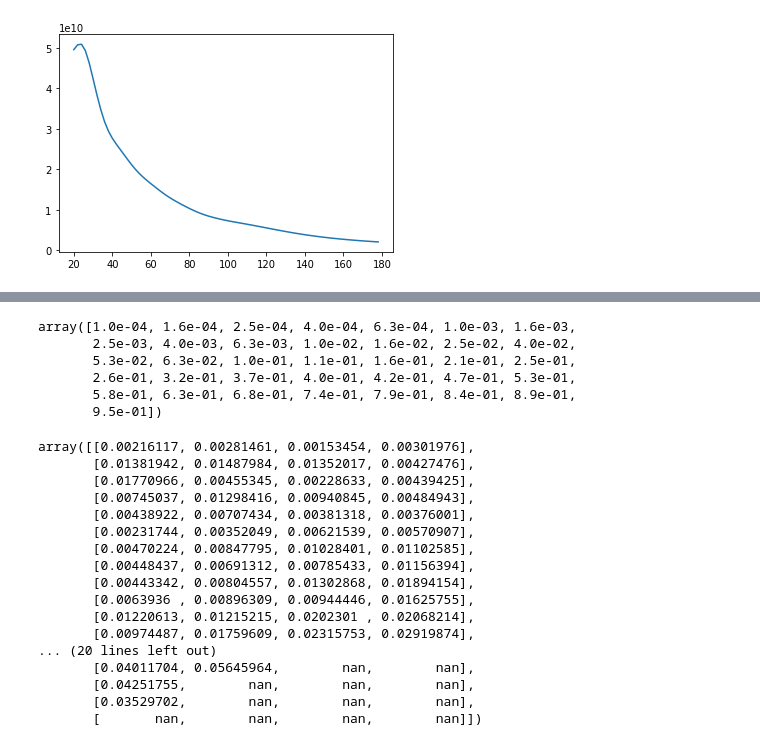
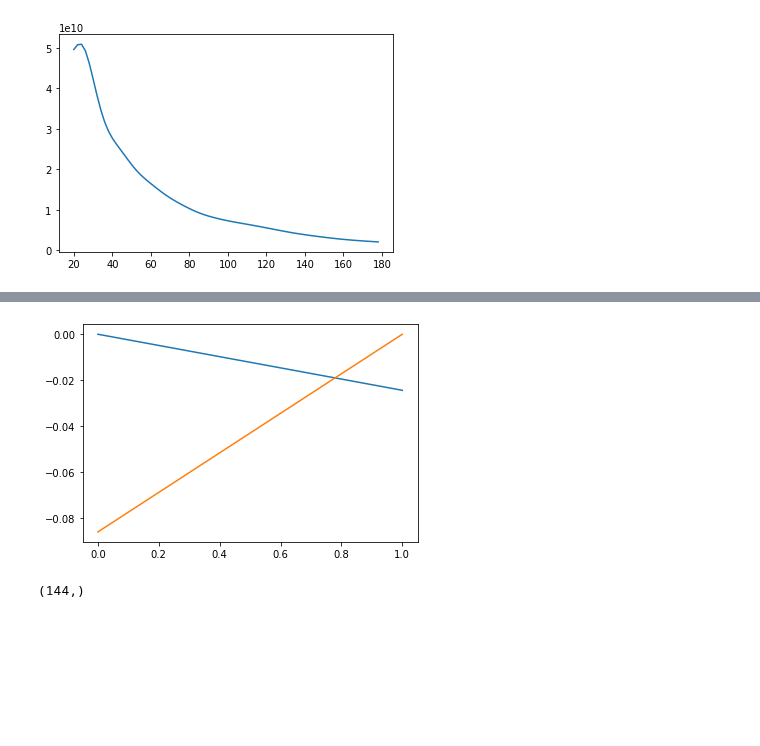
Before and after one commit to gerrfarr/Axion-kSZ-source, a Jupyter notebook: notebooks/testing_derivatives.ipynb, the cells around one changed output, grey strips where cells are left out. Saved outputs shown, nothing was run; the diff lists cells and outputs as text; code cells hidden in the pictures; blank space fills up the shorter version.

```diff
--- a/notebooks/testing_derivatives.ipynb
+++ b/notebooks/testing_derivatives.ipynb
@@ -107,29 +94,9 @@ array([[ 6.53441113e+00, -1.28006661e+01,  1.48521732e+01],
-# %%
-axion_abundances
-# %% [output]
-array([1.0e-04, 1.6e-04, 2.5e-04, 4.0e-04, 6.3e-04, 1.0e-03, 1.6e-03,
-       2.5e-03, 4.0e-03, 6.3e-03, 1.0e-02, 1.6e-02, 2.5e-02, 4.0e-02,
-       5.3e-02, 6.3e-02, 1.0e-01, 1.1e-01, 1.6e-01, 2.1e-01, 2.5e-01,
-       2.6e-01, 3.2e-01, 3.7e-01, 4.0e-01, 4.2e-01, 4.7e-01, 5.3e-01,
-       5.8e-01, 6.3e-01, 6.8e-01, 7.4e-01, 7.9e-01, 8.4e-01, 8.9e-01,
-       9.5e-01])
-# %%
-axion_constraints
-# %% [output]
-array([[0.00216117, 0.00281461, 0.00153454, 0.00301976],
-       [0.01381942, 0.01487984, 0.01352017, 0.00427476],
-       [0.01770966, 0.00455345, 0.00228633, 0.00439425],
-       [0.00745037, 0.01298416, 0.00940845, 0.00484943],
-       [0.00438922, 0.00707434, 0.00381318, 0.00376001],
-       [0.00231744, 0.00352049, 0.00621539, 0.00570907],
-       [0.00470224, 0.00847795, 0.01028401, 0.01102585],
-       [0.00448437, 0.00691312, 0.00785433, 0.01156394],
-       [0.00443342, 0.00804557, 0.01302868, 0.01894154],
-       [0.0063936 , 0.00896309, 0.00944446, 0.01625755],
-       [0.01220613, 0.01215215, 0.0202301 , 0.02068214],
-       [0.00974487, 0.01759609, 0.02315753, 0.02919874],
-... (20 lines left out)
-       [0.04011704, 0.05645964,        nan,        nan],
-       [0.04251755,        nan,        nan,        nan],
-       [0.03529702,        nan,        nan,        nan],
-       [       nan,        nan,        nan,        nan]])
+# %%
+for i in range(-5, 0, 1):
+    plt.plot((axion_constraints[i,:]-np.nanmax(axion_constraints[i,:]))/axion_abundances[i])
+# %% [output]
+[figure, added]
+# %%
+fisher.shape
+# %% [output]
+(144,)
```
Also changed, not shown: parts of 16 cells of this notebook, 1 other file.
